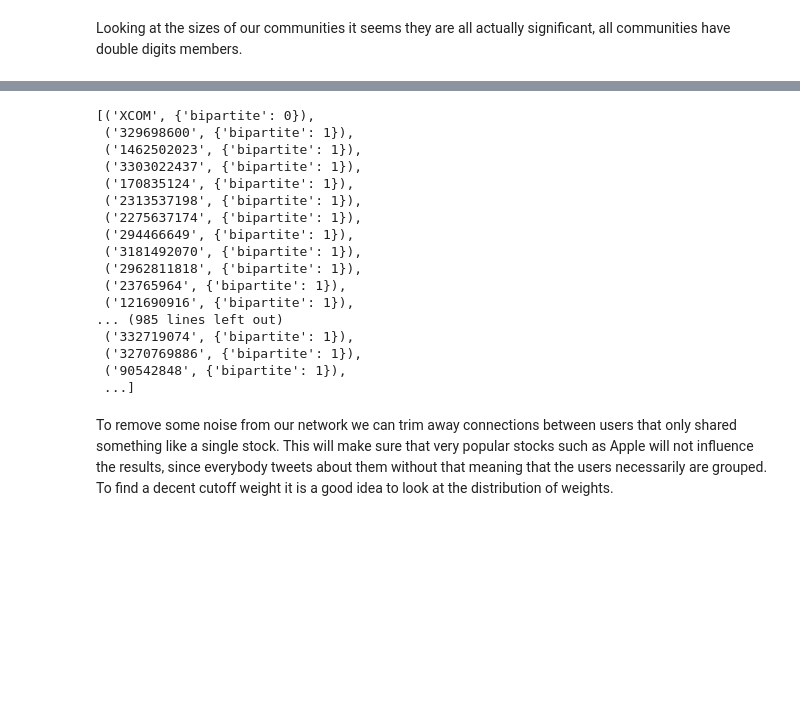
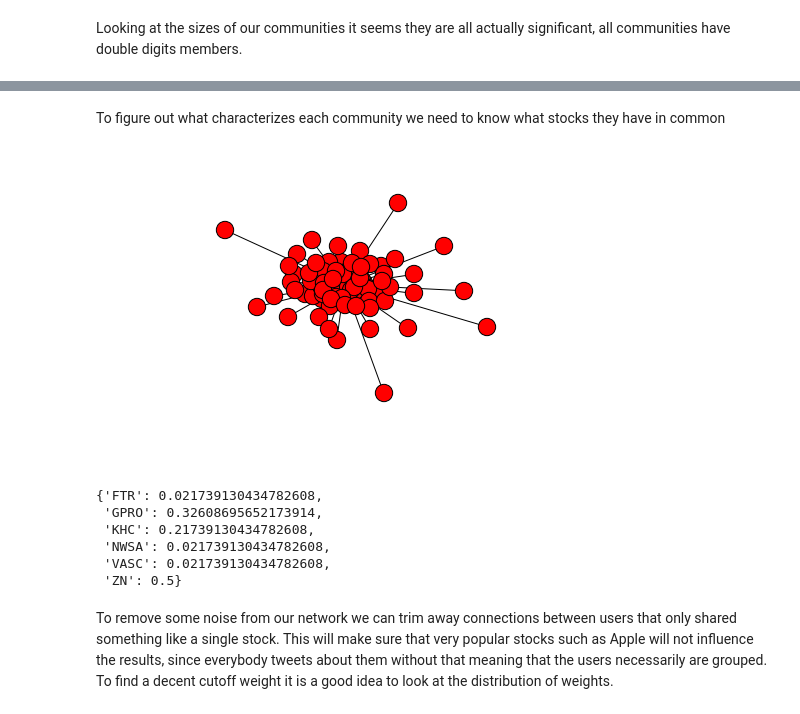
Before and after one commit to benzemann/TwitterStockAnalyzer, a Jupyter notebook: bipartite_notebook.ipynb, the cells around one changed output, grey strips where cells are left out. Saved outputs shown, nothing was run; the diff lists cells and outputs as text; code cells hidden in the pictures; blank space fills up the shorter version.

```diff
--- a/bipartite_notebook.ipynb
+++ b/bipartite_notebook.ipynb
@@ -174,20 +155,0 @@ partition_inv[48]
-# %%
-G.nodes(['2492626010', '3227631494'])
-# %% [output]
-[('XCOM', {'bipartite': 0}),
- ('329698600', {'bipartite': 1}),
- ('1462502023', {'bipartite': 1}),
- ('3303022437', {'bipartite': 1}),
- ('170835124', {'bipartite': 1}),
- ('2313537198', {'bipartite': 1}),
- ('2275637174', {'bipartite': 1}),
- ('294466649', {'bipartite': 1}),
- ('3181492070', {'bipartite': 1}),
- ('2962811818', {'bipartite': 1}),
- ('23765964', {'bipartite': 1}),
- ('121690916', {'bipartite': 1}),
-... (985 lines left out)
- ('332719074', {'bipartite': 1}),
- ('3270769886', {'bipartite': 1}),
- ('90542848', {'bipartite': 1}),
- ...]
@@ -195,0 +156,2 @@ def get_common_stocks(user_ids):
+# %% [markdown]
+To figure out what characterizes each community we need to know what stocks they have in common
@@ -196,3 +167,16 @@ def get_common_stocks(user_ids):
+# %%
+nx.draw(U_com)
+# %% [output]
+[figure, added]
+# %%
+get_common_stocks(partition_inv[65])
+# %% [output]
+{'FTR': 0.021739130434782608,
+ 'GPRO': 0.32608695652173914,
+ 'KHC': 0.21739130434782608,
+ 'NWSA': 0.021739130434782608,
+ 'VASC': 0.021739130434782608,
+ 'ZN': 0.5}
 # %% [markdown]
 To remove some noise from our network we can trim away connections between users that only shared something like a single stock. This will make sure that very popular stocks such as Apple will not influence the results, since everybody tweets about them without that meaning that the users necessarily are grouped. To find a decent cutoff weight it is a good idea to look at the distribution of weights.
 # %%
```
Also changed, not shown: parts of 19 cells of this notebook.
